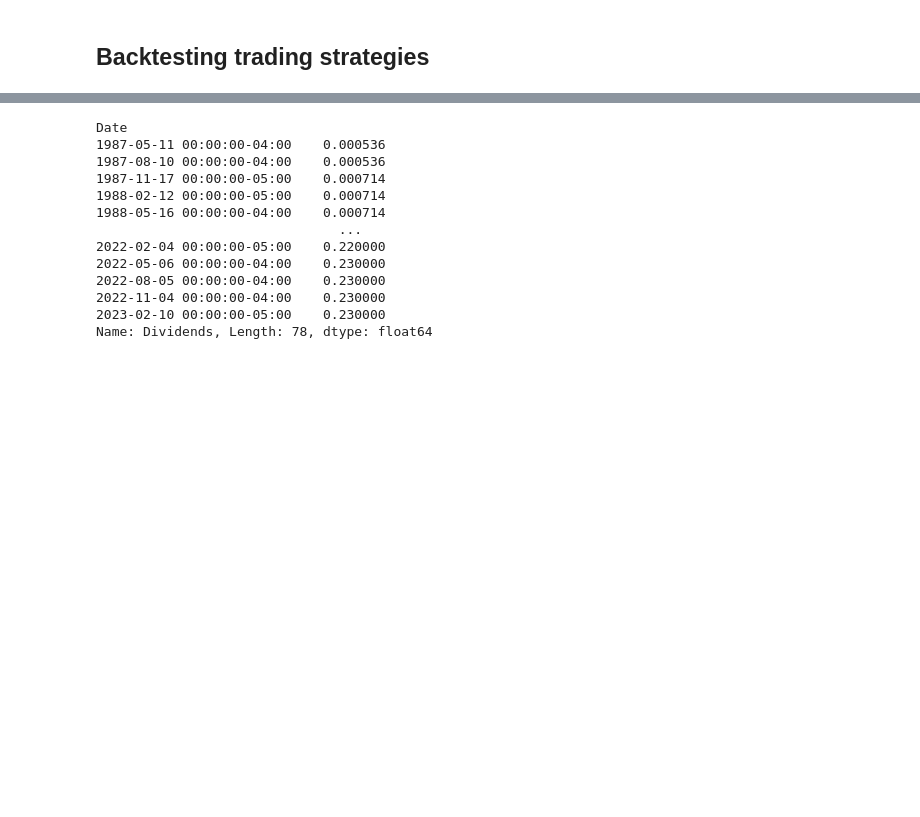
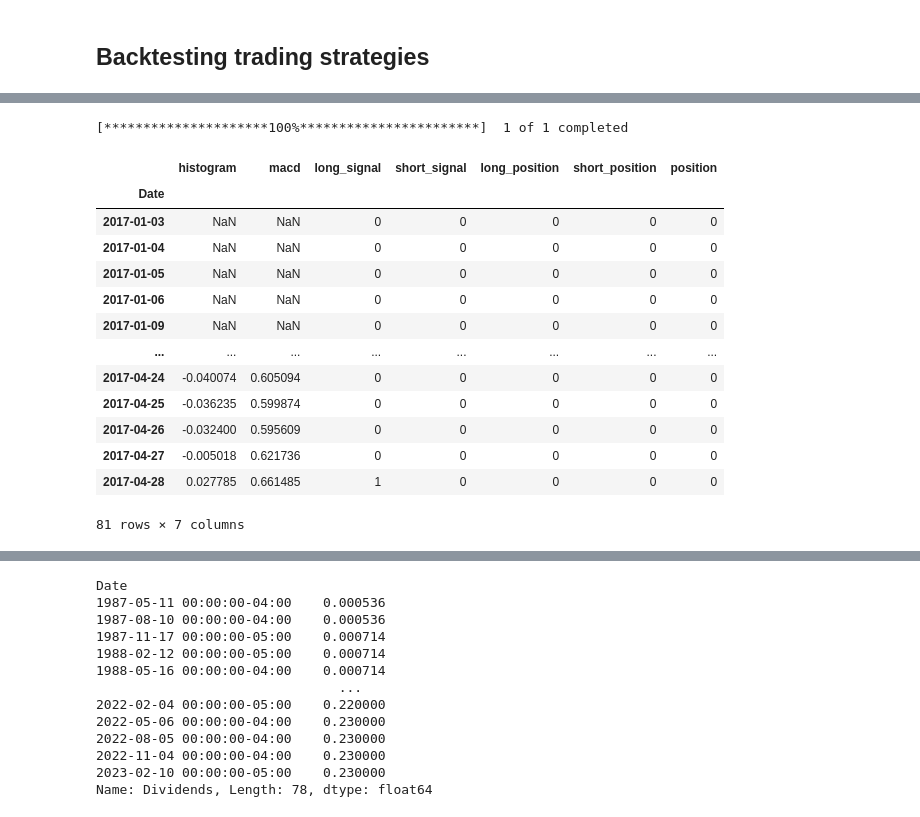
Before and after one commit to ryanlxz/backtesting, a Jupyter notebook: notebooks/test.ipynb, the cells around one changed output, grey strips where cells are left out. Drawn from its saved outputs; the diff is of its cells as text; code cells hidden in the pictures; blank space fills up the shorter version.

```diff
--- a/notebooks/test.ipynb
+++ b/notebooks/test.ipynb
@@ -38,0 +47,32 @@ KeyboardInterrupt:
+# %%
+macd_df = pd.DataFrame()
+df = yf.download('AMZN', start="2017-01-01",
+                   end="2017-04-30", interval = "1d",
+                   )
+macd = talib.MACD(df['Close'], fastperiod=12, slowperiod=26, signalperiod=9)
+macd_df['histogram'] = macd[2] # macd line - signal line
+macd_df['macd'] = macd[0]
+
+#entry
+macd_df['long_signal'] = np.where((macd_df['histogram']>0) &(macd_df['histogram'].shift(1)<=0),1,0)
+macd_df['short_signal'] = np.where((macd_df['histogram']<0) &(macd_df['histogram'].shift(1)>=0),1,0)
+macd_df['long_position'] = np.where(macd_df['long_signal'].shift(1)==1,1,0)
+macd_df['short_position'] = np.where(macd_df['short_signal'].shift(1)==1,1,0)
+macd_df['position'] = np.where((macd_df['long_position']==1)|(macd_df['short_position']==1),1,0)
+macd_df
+# %% [output]
+[*********************100%***********************]  1 of 1 completed
+|  | histogram | macd | long_signal | short_signal | long_position | short_position | position |
+| Date |  |  |  |  |  |  |  |
+| 2017-01-03 | NaN | NaN | 0 | 0 | 0 | 0 | 0 |
+| 2017-01-04 | NaN | NaN | 0 | 0 | 0 | 0 | 0 |
+| 2017-01-05 | NaN | NaN | 0 | 0 | 0 | 0 | 0 |
+| 2017-01-06 | NaN | NaN | 0 | 0 | 0 | 0 | 0 |
+| 2017-01-09 | NaN | NaN | 0 | 0 | 0 | 0 | 0 |
+| ... | ... | ... | ... | ... | ... | ... | ... |
+| 2017-04-24 | -0.040074 | 0.605094 | 0 | 0 | 0 | 0 | 0 |
+| 2017-04-25 | -0.036235 | 0.599874 | 0 | 0 | 0 | 0 | 0 |
+| 2017-04-26 | -0.032400 | 0.595609 | 0 | 0 | 0 | 0 | 0 |
+| 2017-04-27 | -0.005018 | 0.621736 | 0 | 0 | 0 | 0 | 0 |
+| 2017-04-28 | 0.027785 | 0.661485 | 1 | 0 | 0 | 0 | 0 |
+81 rows × 7 columns
```
Also changed, not shown: parts of 8 cells of this notebook, 3 other files.
